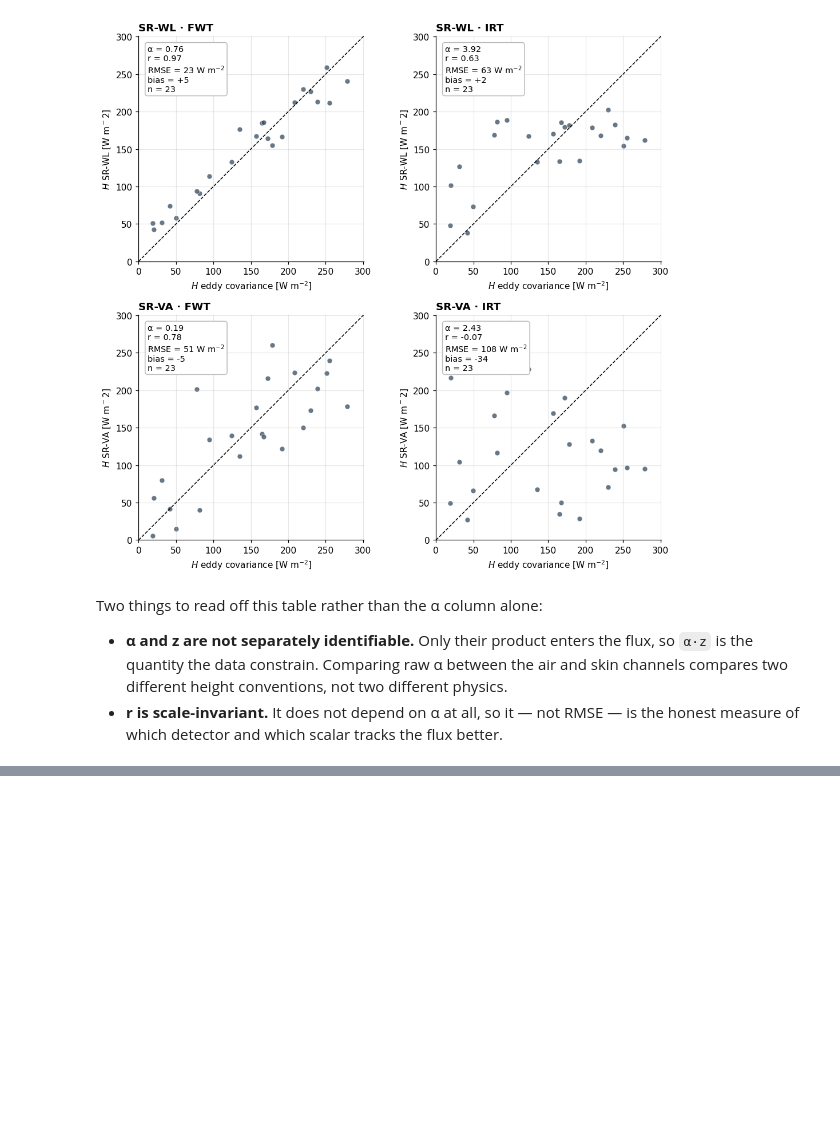
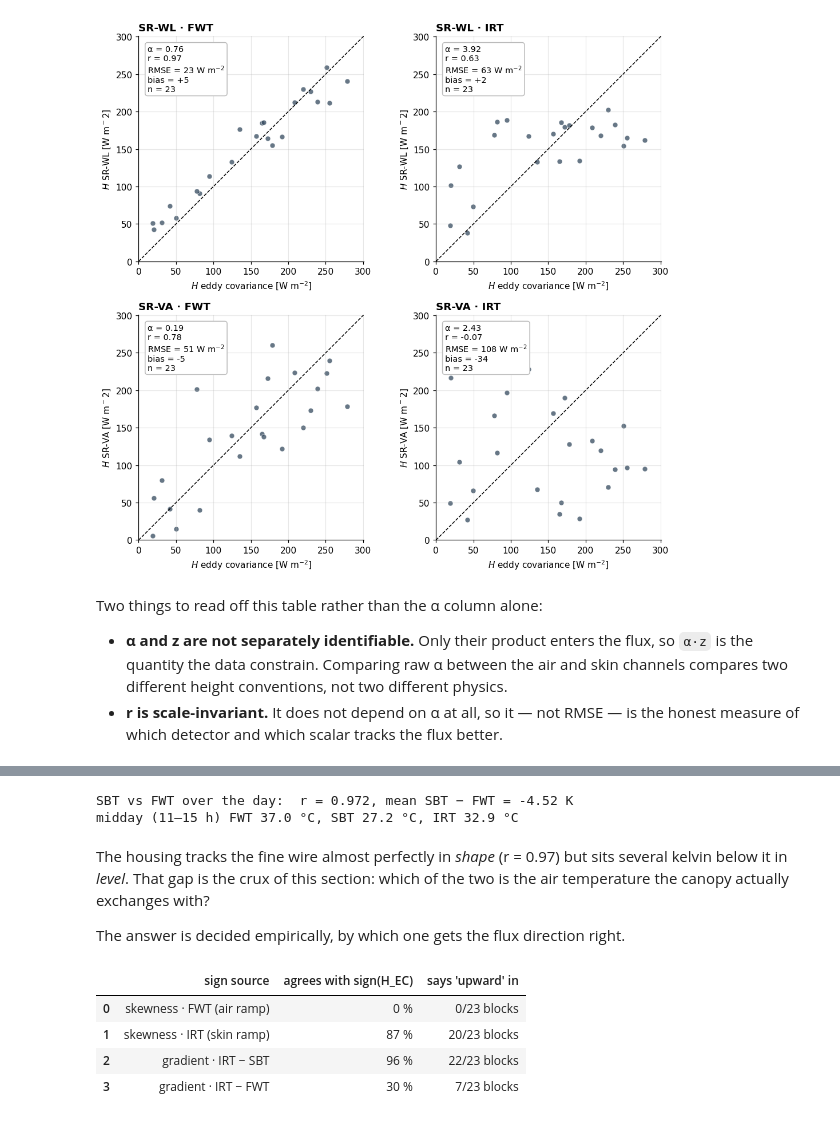
Before and after one commit to nbambach-blip/srflux, a Jupyter notebook: examples/wes_one_day.ipynb, the cells around one changed output, grey strips where cells are left out. Drawn from its saved outputs; the diff is of its cells as text; code cells hidden in the pictures; blank space fills up the shorter version.

```diff
--- a/examples/wes_one_day.ipynb
+++ b/examples/wes_one_day.ipynb
@@ -333,0 +307,40 @@ on this channel.
+# %%
+b = hi.resample("30min").mean()
+d = d.join(b[["SBT"]].rename(columns={"SBT": "SBT_mean"}))
+d = d.join(hi.IRT.resample("30min").mean().rename("IRT_mean"))
+d["dT"] = surface_air_difference(d.IRT_mean, d.SBT_mean)
+day_all = d[d.daytime]
+
+print(f"SBT vs FWT over the day:  r = {b.SBT.corr(b.FWT):.3f}, "
+      f"mean SBT − FWT = {(b.SBT - b.FWT).mean():+.2f} K")
+print(f"midday (11–15 h) FWT {b.FWT.between_time('11:00','15:00').mean():.1f} °C, "
+      f"SBT {b.SBT.between_time('11:00','15:00').mean():.1f} °C, "
+      f"IRT {b.IRT.between_time('11:00','15:00').mean():.1f} °C")
+# %% [output]
+SBT vs FWT over the day:  r = 0.972, mean SBT − FWT = -4.52 K
+midday (11–15 h) FWT 37.0 °C, SBT 27.2 °C, IRT 32.9 °C
+# %% [markdown]
+The housing tracks the fine wire almost perfectly in *shape* (r = 0.97) but sits several
+kelvin below it in *level*. That gap is the crux of this section: which of the two is the
+air temperature the canopy actually exchanges with?
+
+The answer is decided empirically, by which one gets the flux direction right.
+# %%
+sources = {
+    "skewness · FWT (air ramp)":  day_all.FWT_sign,
+    "skewness · IRT (skin ramp)": day_all.IRT_sign,
+    "gradient · IRT − SBT":       sign_from_gradient(day_all.IRT_mean, day_all.SBT_mean),
+    "gradient · IRT − FWT":       sign_from_gradient(day_all.IRT_mean,
+                                                     b.FWT.reindex(day_all.index)),
+}
+truth = np.sign(day_all.H)
+pd.DataFrame([{"sign source": k,
+               "agrees with sign(H_EC)": f"{100 * np.mean(np.asarray(v) == truth):.0f} %",
+               "says 'upward' in": f"{int(np.nansum(np.asarray(v) > 0))}/{len(day_all)} blocks"}
+              for k, v in sources.items()])
+# %% [output]
+|  | sign source | agrees with sign(H_EC) | says 'upward' in |
+| 0 | skewness · FWT (air ramp) | 0 % | 0/23 blocks |
+| 1 | skewness · IRT (skin ramp) | 87 % | 20/23 blocks |
+| 2 | gradient · IRT − SBT | 96 % | 22/23 blocks |
+| 3 | gradient · IRT − FWT | 30 % | 7/23 blocks |
```
Also changed, not shown: parts of 13 cells of this notebook, 6 other files.
